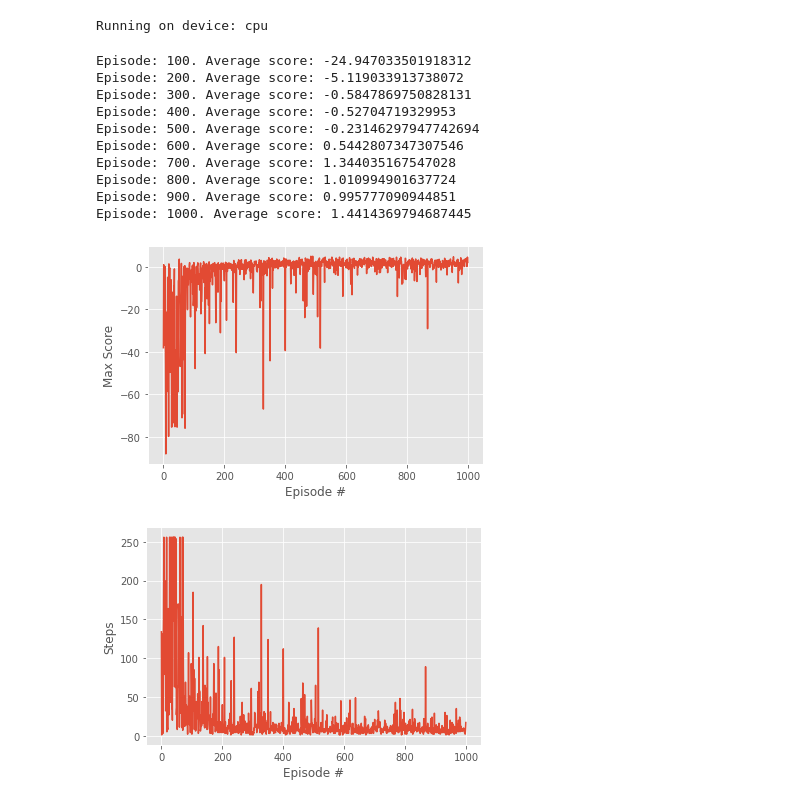
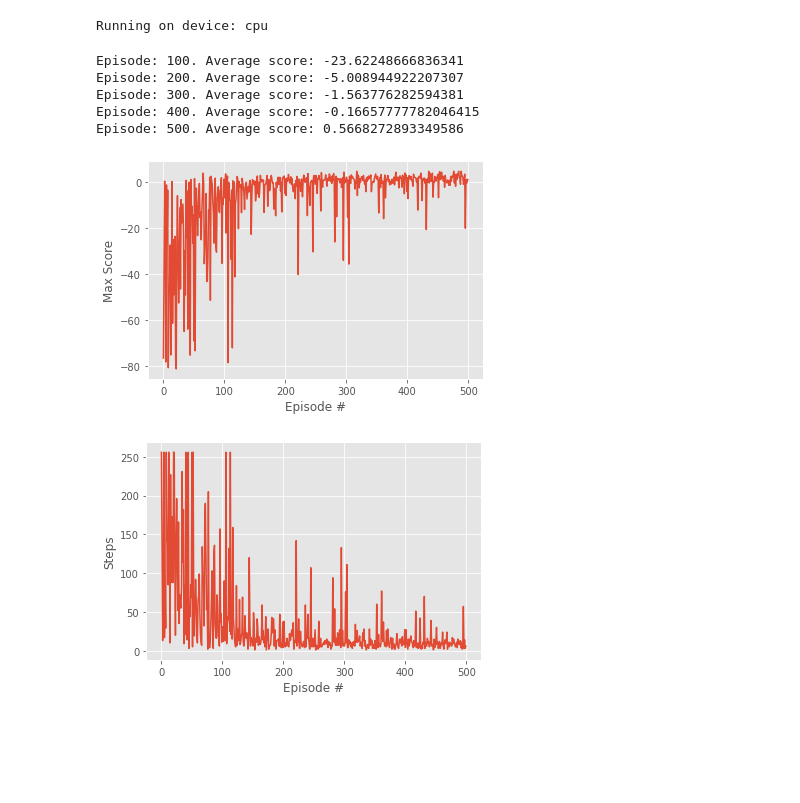
Before and after one commit to dllllb/rllr, a Jupyter notebook: notebooks/rllr_dqn_goal.ipynb, the cells around one changed output. Cells and saved outputs as stored; diff of their text form; code cells hidden in the pictures; blank space fills up the shorter version.

```diff
--- a/notebooks/rllr_dqn_goal.ipynb
+++ b/notebooks/rllr_dqn_goal.ipynb
@@ -372,7 +379,8 @@ def run_episode(env, agent, pretrain=True, train_mode=True, show_steps=False):
     state = env.reset()
     if not train_mode:
         agent.expore = False
-        print("From ", to_coords(state), "to", to_coords(env.goal_state))
+        if pretrain:
+            print("From ", to_coords(state), "to", to_coords(env.goal_state))
     score = 0
     done = False
 
@@ -380,21 +388,28 @@ def run_episode(env, agent, pretrain=True, train_mode=True, show_steps=False):
     while not done:
         if pretrain:
             goal_state = env.goal_state
+            action = agent.act(state, goal_state)
+            next_state, reward, done, _ = env.step(action)
+            agent.update(state, goal_state, action, reward, next_state, done)
+            state = next_state
+            score += reward
+            steps+=1
         else:
-            if steps%100 == 0:
-                goal_state = state
-
-        action = agent.act(state, goal_state)
-        next_state, reward, done, _ = env.step(action)
-        agent.update(state, goal_state, action, reward, next_state, done)
-        score += reward
-        state = next_state
+            goal_state = state
+            action = agent.act(state, goal_state)
+            next_state, reward, done, _ = env.step(action)
+            agent.update(state, goal_state, action, reward, next_state, done)
+            state = next_state
+            score += reward
+            steps+=1
+            if done:
+                break
 
         if (not train_mode) and show_steps:
             img = env.render('rgb_array')
             plt.imshow(img);
             plt.show()
-        steps+=1
+
 
     agent.reset_episode()
     env.close()
@@ -438,21 +453,16 @@ def run_episodes_and_display(env, agent, pretrain=True, n_episodes=1000):
 # %%
 %%time
 env_name = 'MiniGrid-Empty-8x8-v0'
 env = gen_wrapped_env(env_name)
 state_size = env.observation_space.shape[0]
 action_size = 3
 agent = DQNAgentGoal(state_size, action_size)
-run_episodes_and_display(env, agent, n_episodes=1000)
+run_episodes_and_display(env, agent, n_episodes=500)
 # %% [output]
-Episode: 100. Average score: -24.947033501918312
-Episode: 200. Average score: -5.119033913738072
-Episode: 300. Average score: -0.5847869750828131
-Episode: 400. Average score: -0.52704719329953
-Episode: 500. Average score: -0.23146297947742694
-Episode: 600. Average score: 0.5442807347307546
-Episode: 700. Average score: 1.344035167547028
-Episode: 800. Average score: 1.010994901637724
-Episode: 900. Average score: 0.995777090944851
-Episode: 1000. Average score: 1.4414369794687445
+Episode: 100. Average score: -23.62248666836341
+Episode: 200. Average score: -5.008944922207307
+Episode: 300. Average score: -1.563776282594381
+Episode: 400. Average score: -0.16657777782046415
+Episode: 500. Average score: 0.5668272893349586
-[figure, old version]
+[figure, new version]
-[figure, old version]
+[figure, new version]
```
Also changed, not shown: parts of 8 cells of this notebook, 5 other files.
